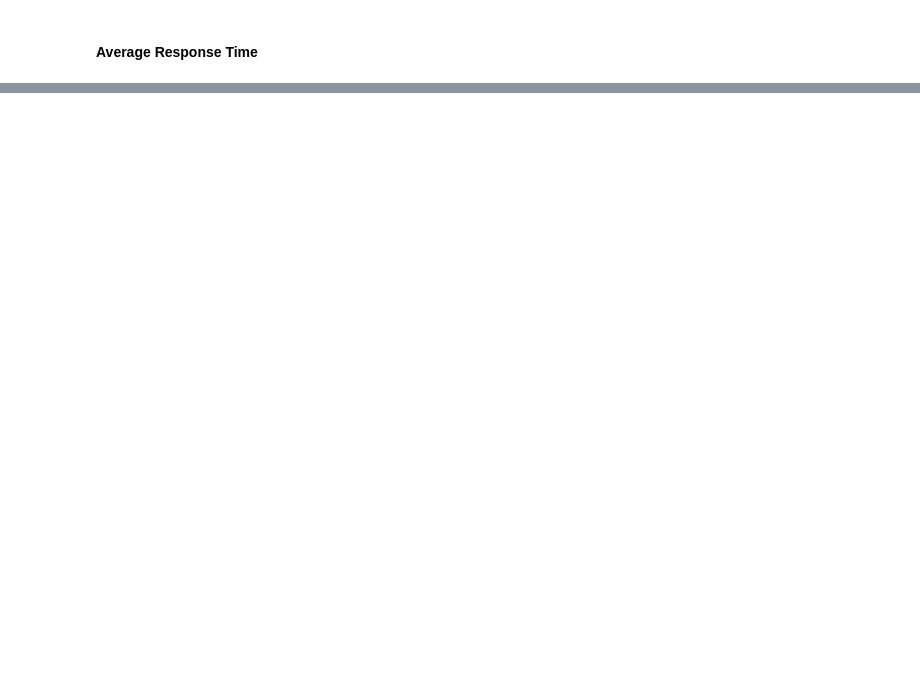
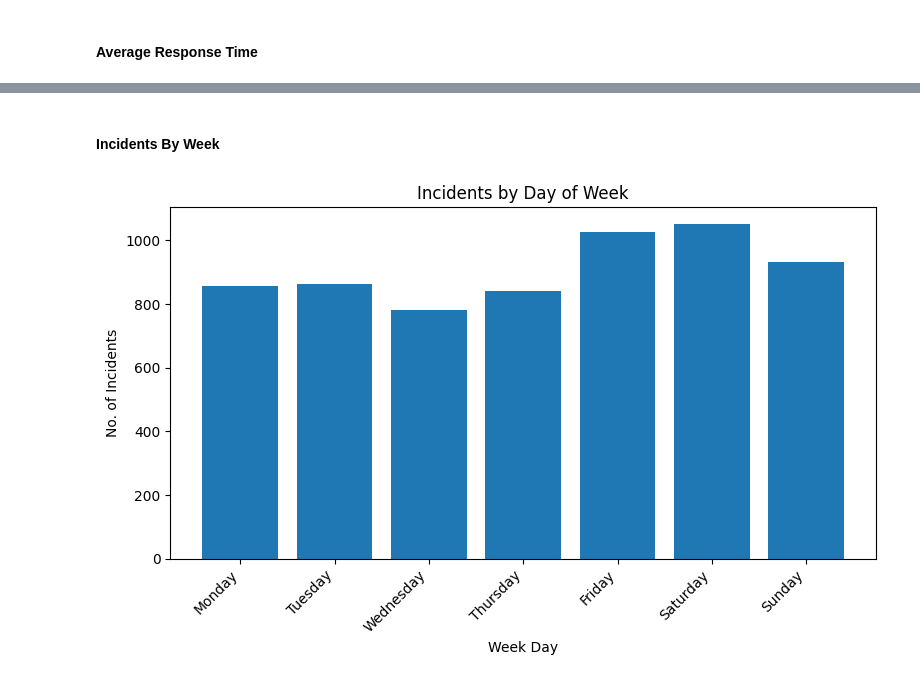
Before and after one commit to atelle10/ser401, a Jupyter notebook: notebooks/stats_kpis.ipynb, the cells around one changed output, grey strips where cells are left out. Saved outputs shown, nothing was run; the diff lists cells and outputs as text; code cells hidden in the pictures; blank space fills up the shorter version.

Commit message:
added stats incidents by day of week for fire'

```diff
--- a/notebooks/stats_kpis.ipynb
+++ b/notebooks/stats_kpis.ipynb
@@ -59,0 +79,17 @@ Name: resp_mins, dtype: float64
+# %% [markdown]
+#### Incidents By Week
+# %%
+days_of_week = ["Monday", "Tuesday", "Wednesday", "Thursday", "Friday", "Saturday", "Sunday"]
+
+day_stats = (fire_example_df["Basic Incident Day Name (FD1.3)"].value_counts().reindex(days_of_week, fill_value=0))
+
+plt.figure(figsize=(8, 5))
+plt.bar(day_stats.index, day_stats.values)
+plt.xlabel("Week Day")
+plt.ylabel("No. of Incidents")
+plt.title("Incidents by Day of Week")
+plt.xticks(rotation=45, ha="right")
+plt.tight_layout()
+plt.show()
+# %% [output]
+[figure, added]
```
Also changed, not shown: parts of 2 cells of this notebook, 1 other file.
